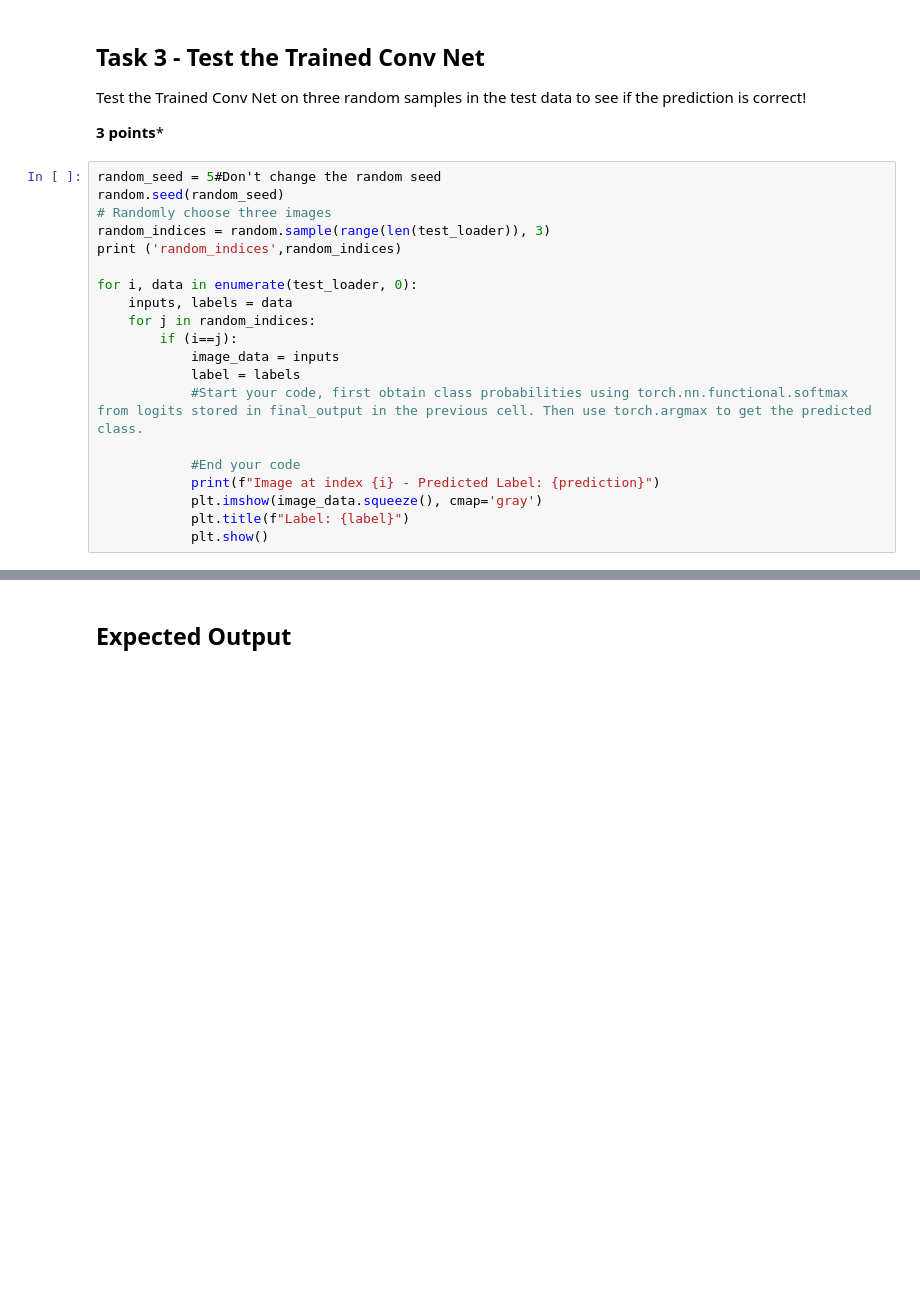
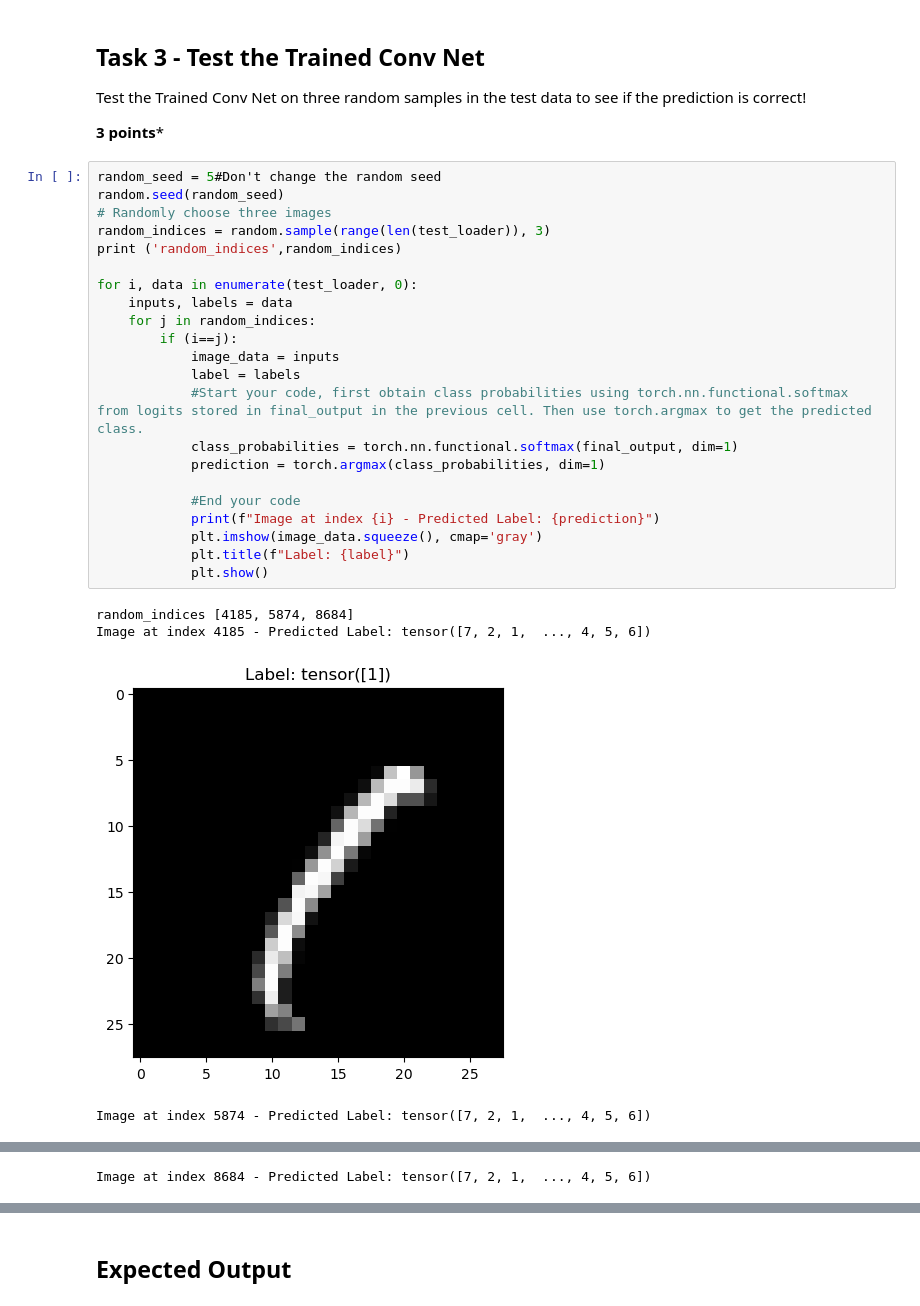
Before and after one commit to pinheiroju/Machine-Learning, a Jupyter notebook: A9/A9_cnn.ipynb, the cells around one changed output, grey strips where cells are left out. Saved outputs shown, nothing was run; the diff lists cells and outputs as text; blank space fills up the shorter version.

```diff
--- a/A9/A9_cnn.ipynb
+++ b/A9/A9_cnn.ipynb
@@ -216,20 +216,27 @@ Test the Trained Conv Net on three random samples in the test data to see if the
 # %%
 random_seed = 5#Don't change the random seed
 random.seed(random_seed)
 # Randomly choose three images
 random_indices = random.sample(range(len(test_loader)), 3)
 print ('random_indices',random_indices)
 
 for i, data in enumerate(test_loader, 0):
     inputs, labels = data
     for j in random_indices:
         if (i==j):
             image_data = inputs
             label = labels
             #Start your code, first obtain class probabilities using torch.nn.functional.softmax from logits stored in final_output in the previous cell. Then use torch.argmax to get the predicted class.
+            class_probabilities = torch.nn.functional.softmax(final_output, dim=1)
+            prediction = torch.argmax(class_probabilities, dim=1)
 
             #End your code
             print(f"Image at index {i} - Predicted Label: {prediction}")
             plt.imshow(image_data.squeeze(), cmap='gray')
             plt.title(f"Label: {label}")
             plt.show()
+# %% [output]
+random_indices [4185, 5874, 8684]
+Image at index 4185 - Predicted Label: tensor([7, 2, 1,  ..., 4, 5, 6])
+[figure, added]
+Image at index 5874 - Predicted Label: tensor([7, 2, 1,  ..., 4, 5, 6])
@@ -235,0 +244 @@ for i, data in enumerate(test_loader, 0):
+Image at index 8684 - Predicted Label: tensor([7, 2, 1,  ..., 4, 5, 6])
```
Also changed, not shown: parts of 1 cell of this notebook, 2 other files.
